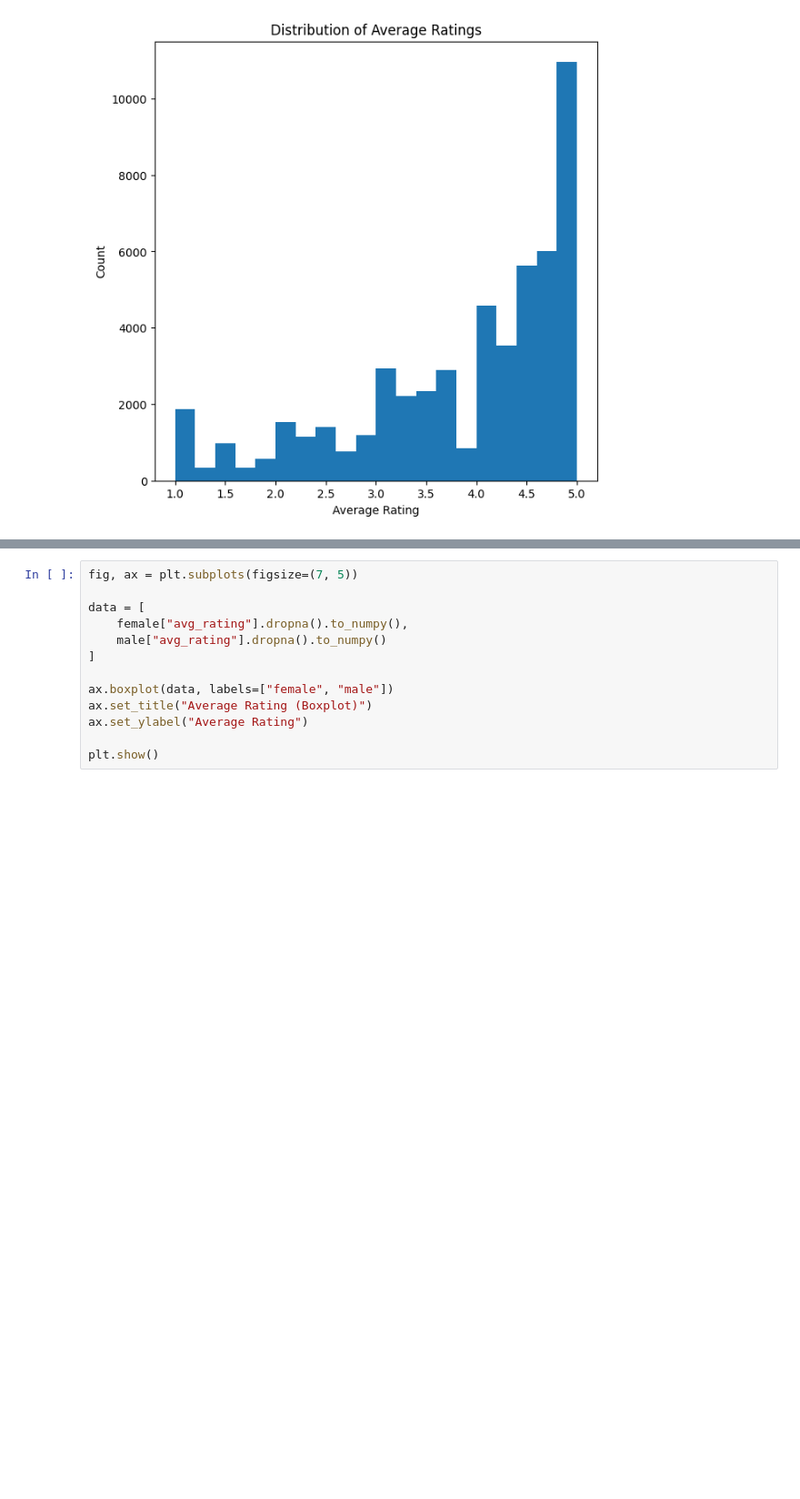
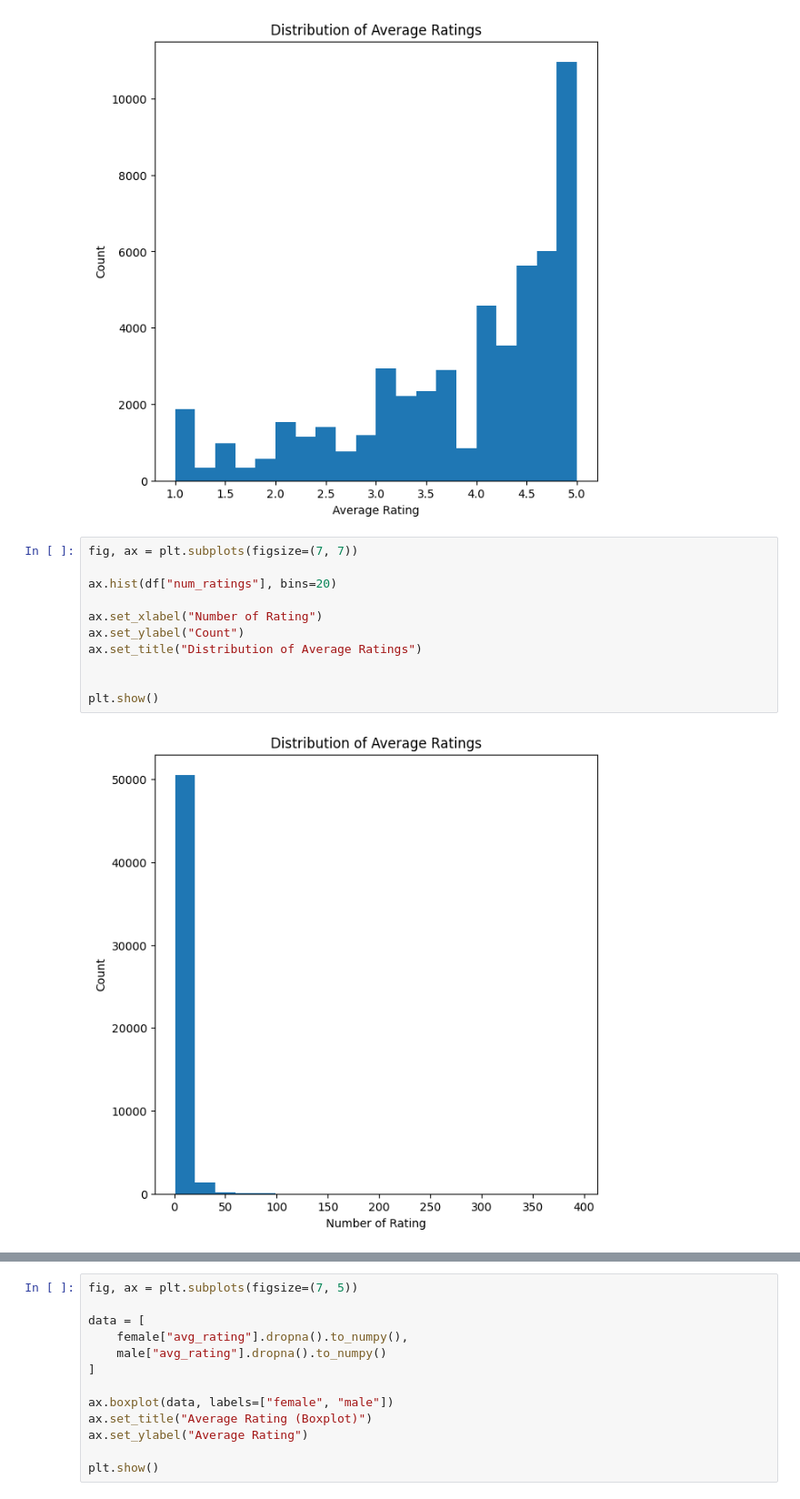
Before and after one commit to paolacalle/ape-capstone, a Jupyter notebook: analysis/q1.ipynb, the cells around one changed output, grey strips where cells are left out. Shown at 91% size. Cells and saved outputs as stored; diff of their text form; blank space fills up the shorter version.

```diff
--- a/analysis/q1.ipynb
+++ b/analysis/q1.ipynb
@@ -57,6 +62,19 @@ ax.set_title("Distribution of Average Ratings")
 plt.show()
 # %% [output]
 [figure]
+# %%
+fig, ax = plt.subplots(figsize=(7, 7))
+
+ax.hist(df["num_ratings"], bins=20)
+
+ax.set_xlabel("Number of Rating")
+ax.set_ylabel("Count")
+ax.set_title("Distribution of Average Ratings")
+
+
+plt.show()
+# %% [output]
+[figure, added]
 # %%
 # female
 female = df.loc[df["female"] == 1]
```
Also changed, not shown: parts of 9 cells of this notebook, 3 other files.
